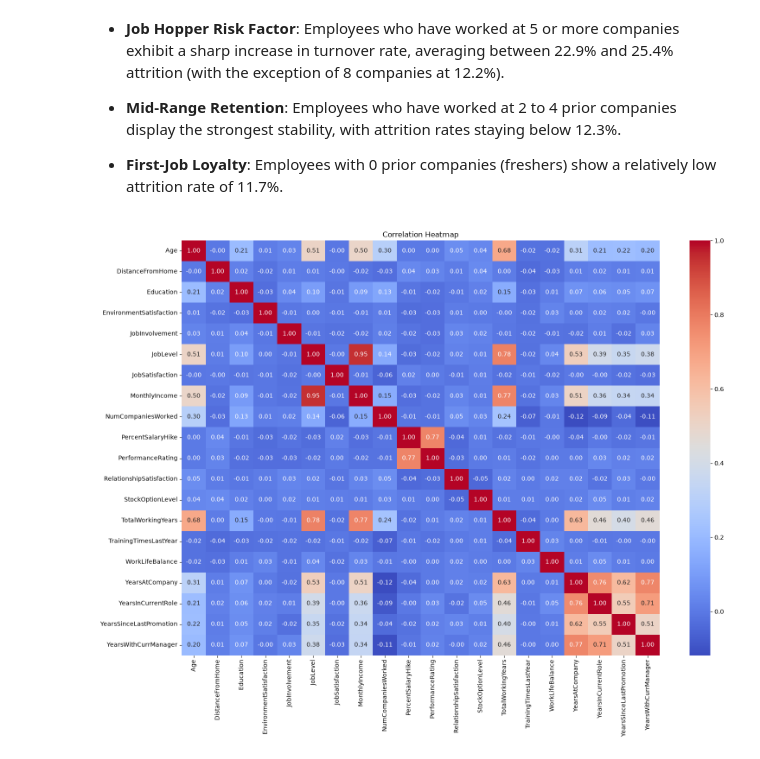
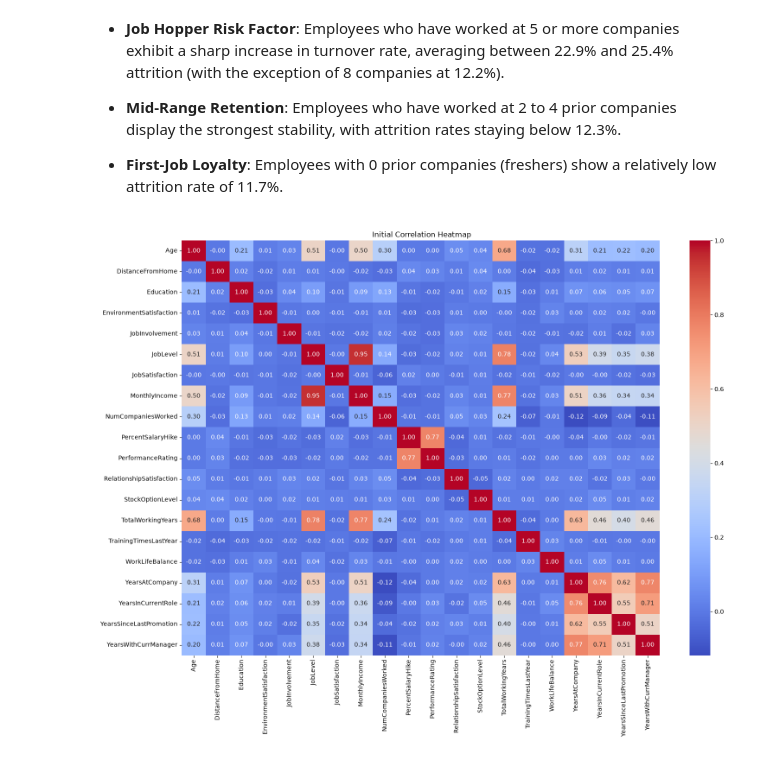
Before and after one commit to praveenkumar231205/ibm-hr-analytics-python, a Jupyter notebook: 01_eda_and_insights.ipynb, the cells around one changed output. Saved outputs shown, nothing was run; the diff lists cells and outputs as text; code cells hidden in the pictures.

```diff
--- a/01_eda_and_insights.ipynb
+++ b/01_eda_and_insights.ipynb
@@ -600,9 +600,9 @@ Role of No of Companies Worked in Attrition:
 # %%
 plt.figure(figsize=(16,12))
 sns.heatmap(df.select_dtypes(include='number').corr(),
             annot=True, fmt='.2f', cmap='coolwarm')
-plt.title('Correlation Heatmap')
+plt.title(' Initial Correlation Heatmap')
 plt.tight_layout()
 plt.show()
 # %% [output]
-[figure, old version]
+[figure, new version]
```
Also changed, not shown: parts of 1 cell of this notebook.
